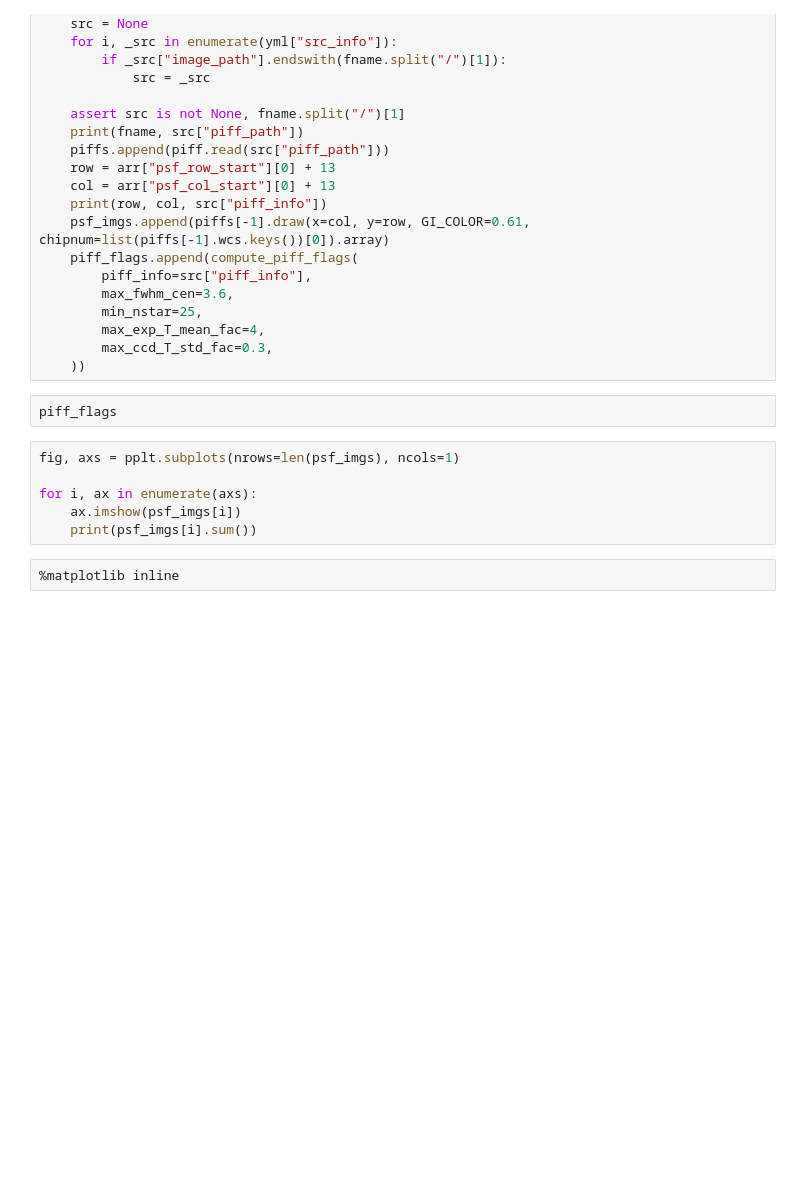
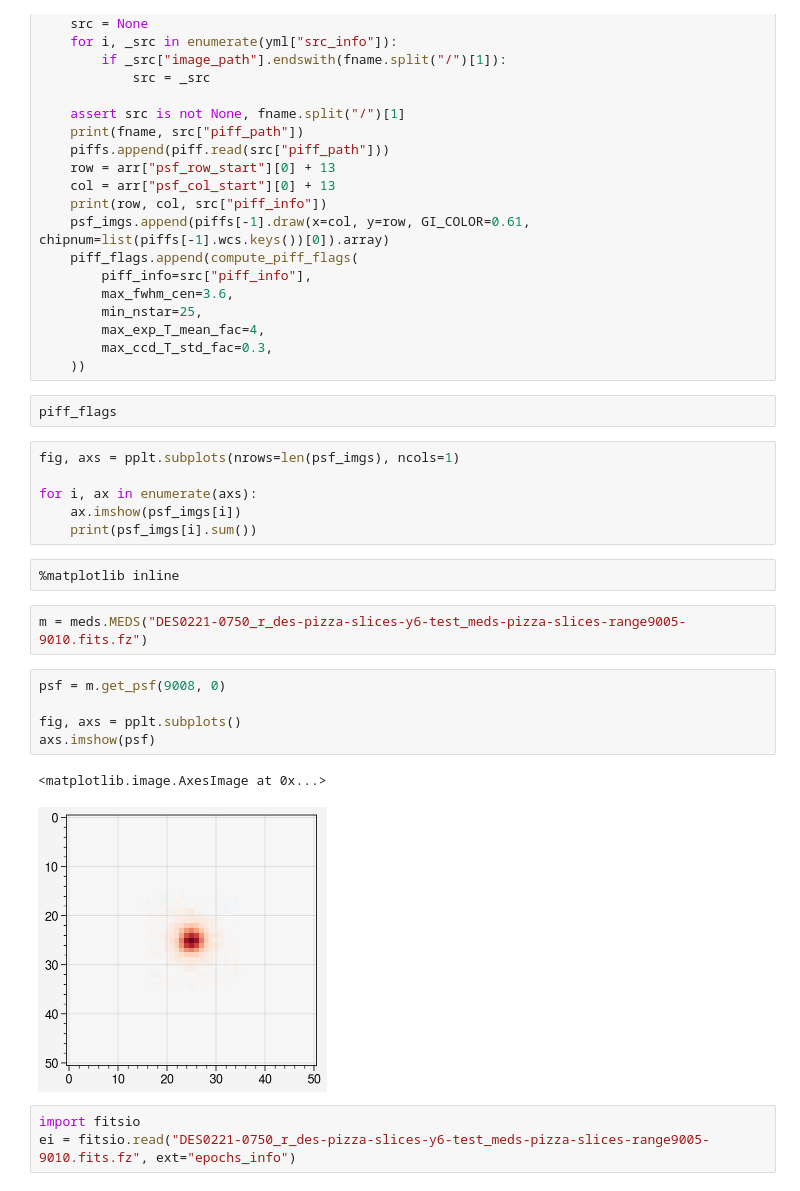
Before and after one commit to beckermr/des-y6-analysis, a Jupyter notebook: 2021_11_01_weird_psfs/showpsfs.ipynb, the cells around one changed output. Drawn from its saved outputs; the diff is of its cells as text; blank space fills up the shorter version.

```diff
--- a/2021_11_01_weird_psfs/showpsfs.ipynb
+++ b/2021_11_01_weird_psfs/showpsfs.ipynb
@@ -388,3 +214,16 @@ for i, ax in enumerate(axs):
     print(psf_imgs[i].sum())
 # %%
 %matplotlib inline
+# %%
+m = meds.MEDS("DES0221-0750_r_des-pizza-slices-y6-test_meds-pizza-slices-range9005-9010.fits.fz")
+# %%
+psf = m.get_psf(9008, 0)
+
+fig, axs = pplt.subplots()
+axs.imshow(psf)
+# %% [output]
+<matplotlib.image.AxesImage at 0x...>
+[figure, added]
+# %%
+import fitsio
+ei = fitsio.read("DES0221-0750_r_des-pizza-slices-y6-test_meds-pizza-slices-range9005-9010.fits.fz", ext="epochs_info")
```
Also changed, not shown: parts of 5 cells of this notebook, 6 other files.
